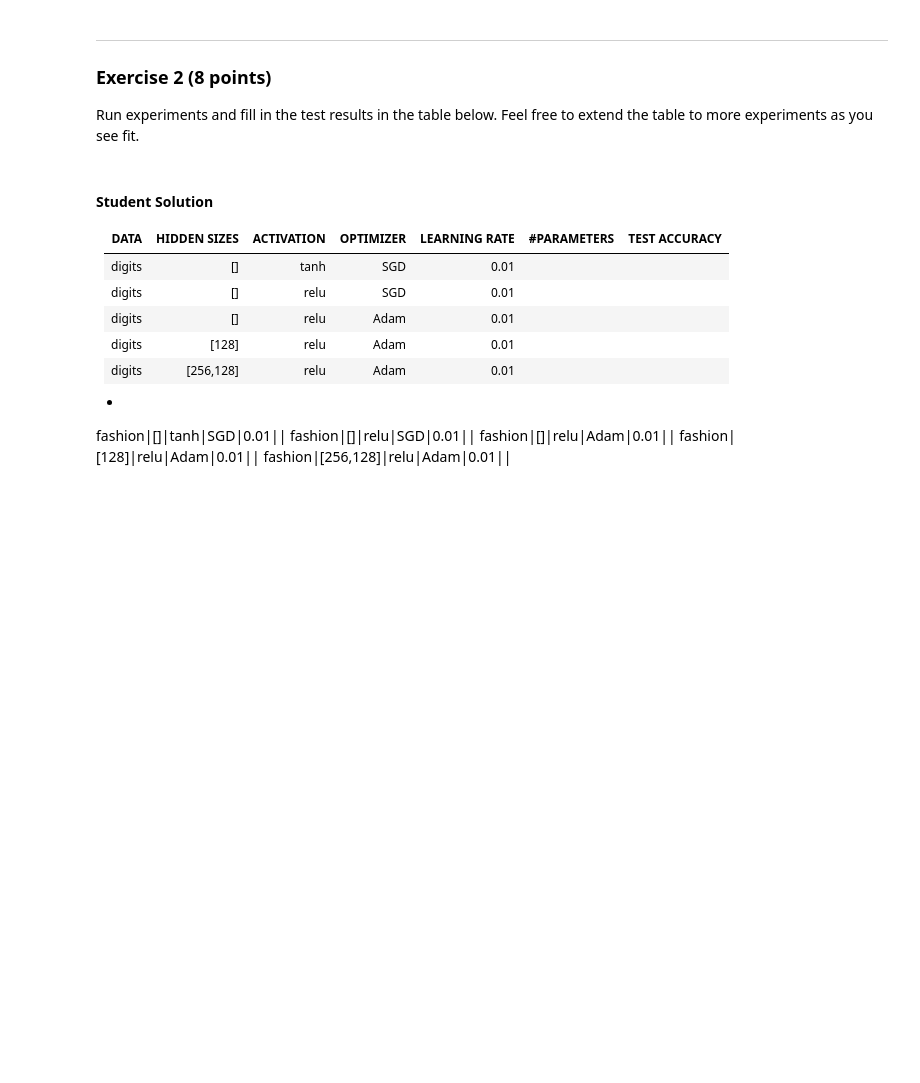
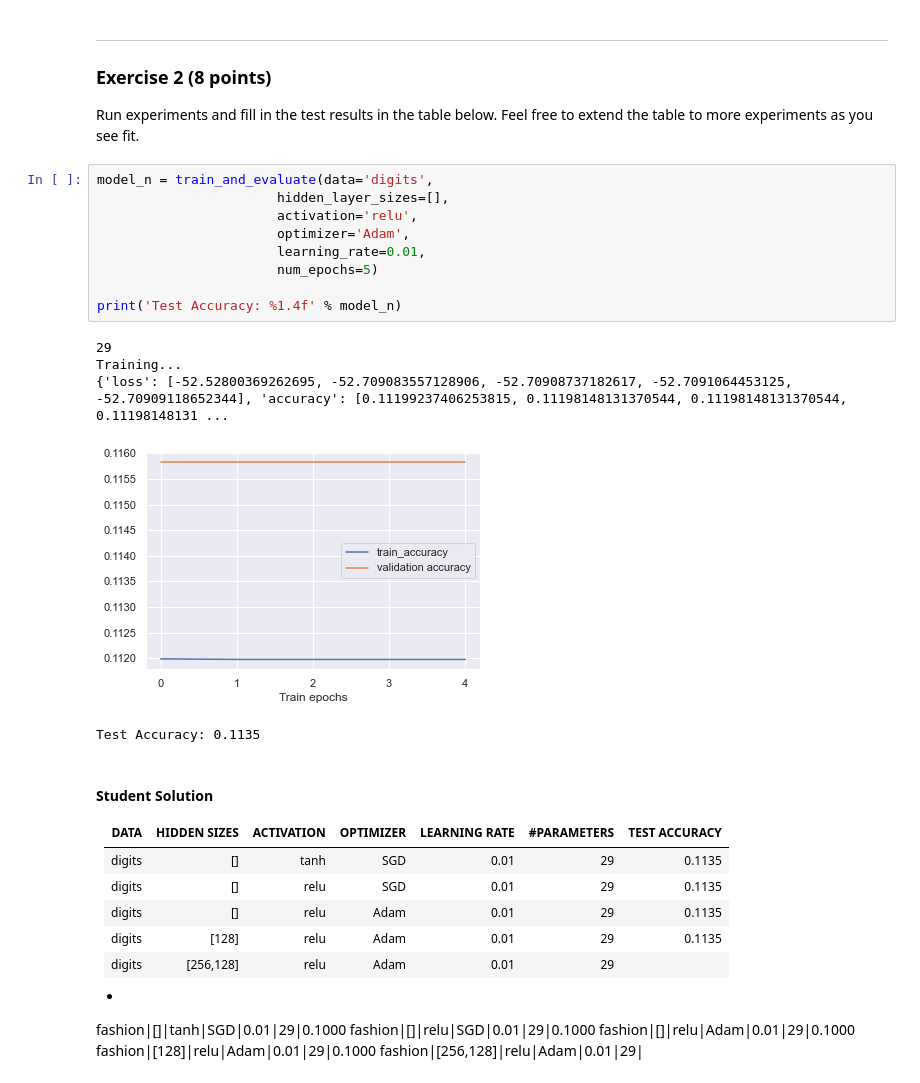
Before and after one commit to stephentan-mids/w207.5-fall2022-cilin, a Jupyter notebook: 06 Neural Networks.ipynb, the cells around one changed output. Saved outputs shown, nothing was run; the diff lists cells and outputs as text; blank space fills up the shorter version.

```diff
--- a/06 Neural Networks.ipynb
+++ b/06 Neural Networks.ipynb
@@ -186,19 +200,34 @@ Test Accuracy: 0.9759
 ### Exercise 2 (8 points)
 
 Run experiments and fill in the test results in the table below. Feel free to extend the table to more experiments as you see fit.
+# %%
+model_n = train_and_evaluate(data='digits',
+                       hidden_layer_sizes=[],
+                       activation='relu',
+                       optimizer='Adam',
+                       learning_rate=0.01,
+                       num_epochs=5)
+
+print('Test Accuracy: %1.4f' % model_n)
+# %% [output]
+29
+Training...
+{'loss': [-52.52800369262695, -52.709083557128906, -52.70908737182617, -52.7091064453125, -52.70909118652344], 'accuracy': [0.11199237406253815, 0.11198148131370544, 0.11198148131370544, 0.11198148131 ...
+[figure, added]
+Test Accuracy: 0.1135
 # %% [markdown]
 #### Student Solution
 
 DATA | HIDDEN SIZES | ACTIVATION | OPTIMIZER | LEARNING RATE | #PARAMETERS | TEST ACCURACY
 -|-|-|-|-|-|-
-digits|[]|tanh|SGD|0.01||
-digits|[]|relu|SGD|0.01||
-digits|[]|relu|Adam|0.01||
-digits|[128]|relu|Adam|0.01||
-digits|[256,128]|relu|Adam|0.01||
+digits|[]|tanh|SGD|0.01|29|0.1135
+digits|[]|relu|SGD|0.01|29|0.1135
+digits|[]|relu|Adam|0.01|29|0.1135
+digits|[128]|relu|Adam|0.01|29|0.1135
+digits|[256,128]|relu|Adam|0.01|29|
 -
-fashion|[]|tanh|SGD|0.01||
-fashion|[]|relu|SGD|0.01||
-fashion|[]|relu|Adam|0.01||
-fashion|[128]|relu|Adam|0.01||
-fashion|[256,128]|relu|Adam|0.01||
+fashion|[]|tanh|SGD|0.01|29|0.1000
+fashion|[]|relu|SGD|0.01|29|0.1000
+fashion|[]|relu|Adam|0.01|29|0.1000
+fashion|[128]|relu|Adam|0.01|29|0.1000
+fashion|[256,128]|relu|Adam|0.01|29|
```
Also changed, not shown: parts of 3 cells of this notebook.
